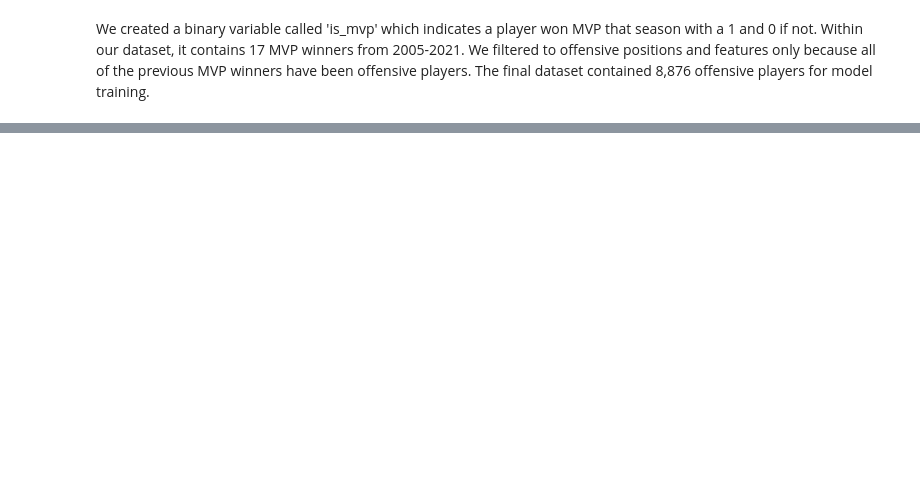
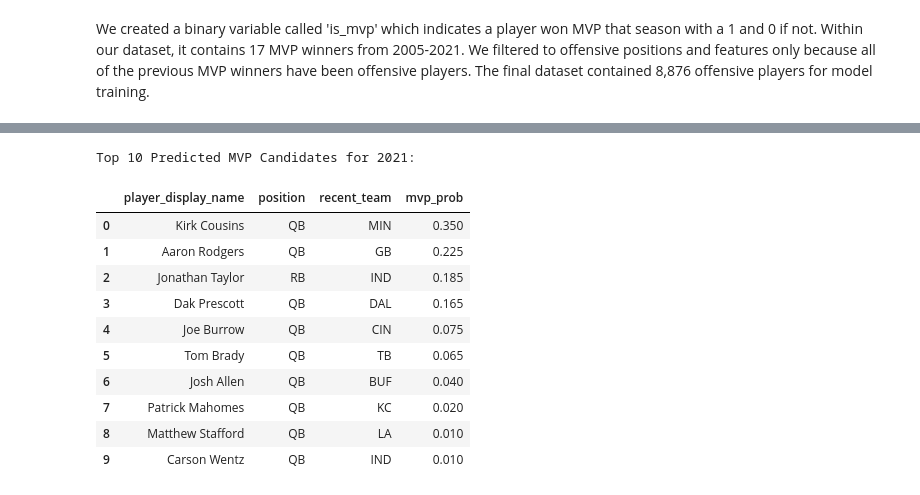
Before and after one commit to Eduardo0961/Eduardo0961.github.io, a Jupyter notebook: CMSC320_Final_Tutorial a.ipynb, the cells around one changed output, grey strips where cells are left out. Cells and saved outputs as stored; diff of their text form; code cells hidden in the pictures; blank space fills up the shorter version.

```diff
--- a/CMSC320_Final_Tutorial a.ipynb
+++ b/CMSC320_Final_Tutorial a.ipynb
@@ -324,0 +430,29 @@ We created a binary variable called 'is_mvp' which indicates a player won MVP th
+# %%
+# MVP probability ranking for the most recent season
+df_2021 = df_model[df_model['season'] == 2021].copy()
+X_2021 = df_2021[feature].fillna(0)
+
+df_2021['mvp_prob'] = model.predict_proba(X_2021)[:, 1]
+
+top_candidates = (df_2021
+    .sort_values('mvp_prob', ascending=False)
+    [['player_display_name', 'position', 'recent_team', 'mvp_prob'] + feature]
+    .head(10)
+    .reset_index(drop=True)
+)
+
+print("Top 10 Predicted MVP Candidates for 2021:")
+display(top_candidates[['player_display_name', 'position', 'recent_team', 'mvp_prob']])
+# %% [output]
+Top 10 Predicted MVP Candidates for 2021:
+|  | player_display_name | position | recent_team | mvp_prob |
+| 0 | Kirk Cousins | QB | MIN | 0.350 |
+| 1 | Aaron Rodgers | QB | GB | 0.225 |
+| 2 | Jonathan Taylor | RB | IND | 0.185 |
+| 3 | Dak Prescott | QB | DAL | 0.165 |
+| 4 | Joe Burrow | QB | CIN | 0.075 |
+| 5 | Tom Brady | QB | TB | 0.065 |
+| 6 | Josh Allen | QB | BUF | 0.040 |
+| 7 | Patrick Mahomes | QB | KC | 0.020 |
+| 8 | Matthew Stafford | QB | LA | 0.010 |
+| 9 | Carson Wentz | QB | IND | 0.010 |
```
Also changed, not shown: parts of 15 cells of this notebook, 44 other files.
